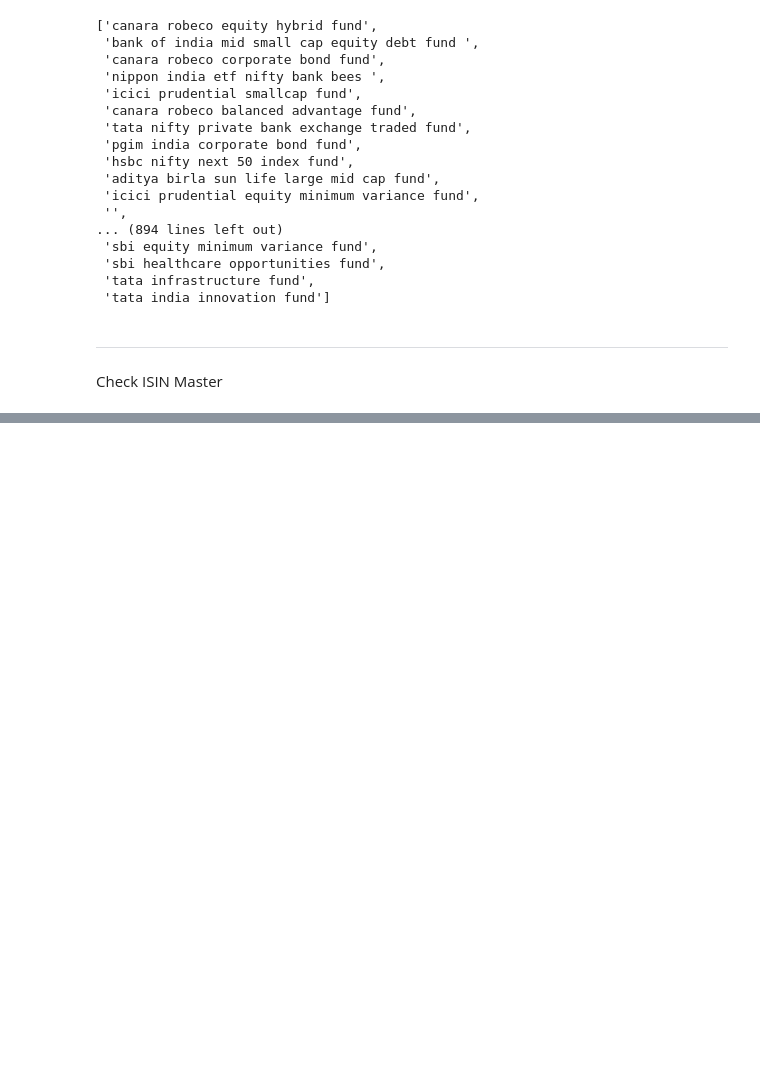
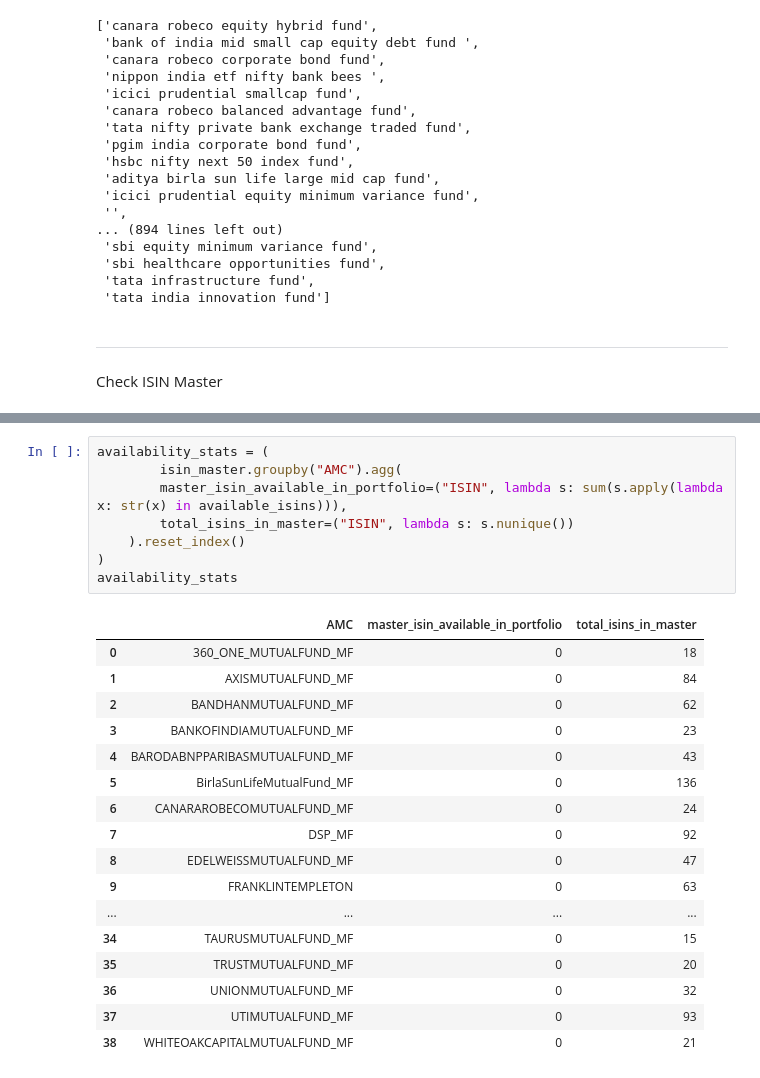
Before and after one commit to vaibhaVishwakarma/AssetManagmentCompanyParser, a Jupyter notebook: testscheme.ipynb, the cells around one changed output, grey strips where cells are left out. Saved outputs shown, nothing was run; the diff lists cells and outputs as text; blank space fills up the shorter version.

```diff
--- a/testscheme.ipynb
+++ b/testscheme.ipynb
@@ -182,0 +151,26 @@ False
+# %%
+availability_stats = (
+        isin_master.groupby("AMC").agg(
+        master_isin_available_in_portfolio=("ISIN", lambda s: sum(s.apply(lambda x: str(x) in available_isins))),
+        total_isins_in_master=("ISIN", lambda s: s.nunique())
+    ).reset_index()
+)
+availability_stats
+# %% [output]
+|  | AMC | master_isin_available_in_portfolio | total_isins_in_master |
+| 0 | 360_ONE_MUTUALFUND_MF | 0 | 18 |
+| 1 | AXISMUTUALFUND_MF | 0 | 84 |
+| 2 | BANDHANMUTUALFUND_MF | 0 | 62 |
+| 3 | BANKOFINDIAMUTUALFUND_MF | 0 | 23 |
+| 4 | BARODABNPPARIBASMUTUALFUND_MF | 0 | 43 |
+| 5 | BirlaSunLifeMutualFund_MF | 0 | 136 |
+| 6 | CANARAROBECOMUTUALFUND_MF | 0 | 24 |
+| 7 | DSP_MF | 0 | 92 |
+| 8 | EDELWEISSMUTUALFUND_MF | 0 | 47 |
+| 9 | FRANKLINTEMPLETON | 0 | 63 |
+| ... | ... | ... | ... |
+| 34 | TAURUSMUTUALFUND_MF | 0 | 15 |
+| 35 | TRUSTMUTUALFUND_MF | 0 | 20 |
+| 36 | UNIONMUTUALFUND_MF | 0 | 32 |
+| 37 | UTIMUTUALFUND_MF | 0 | 93 |
+| 38 | WHITEOAKCAPITALMUTUALFUND_MF | 0 | 21 |
```
Also changed, not shown: parts of 9 cells of this notebook, 5 other files.
